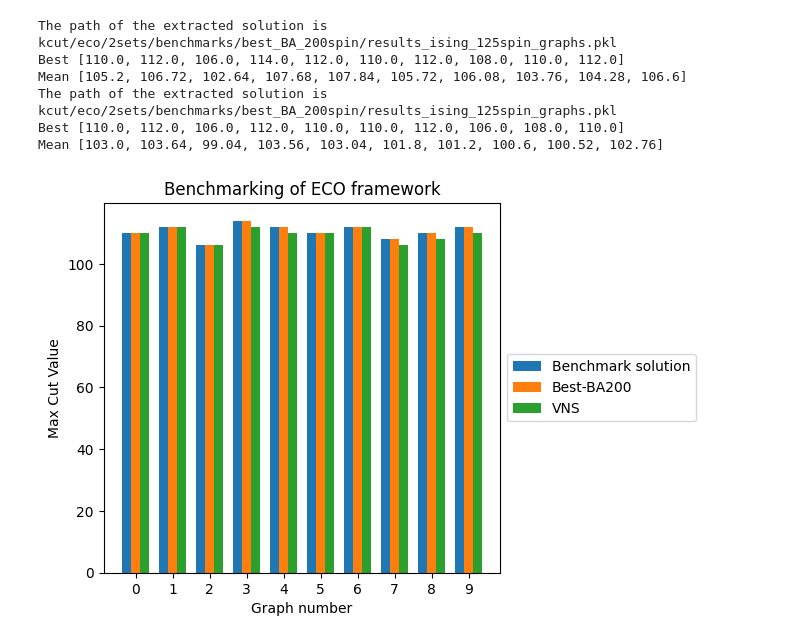
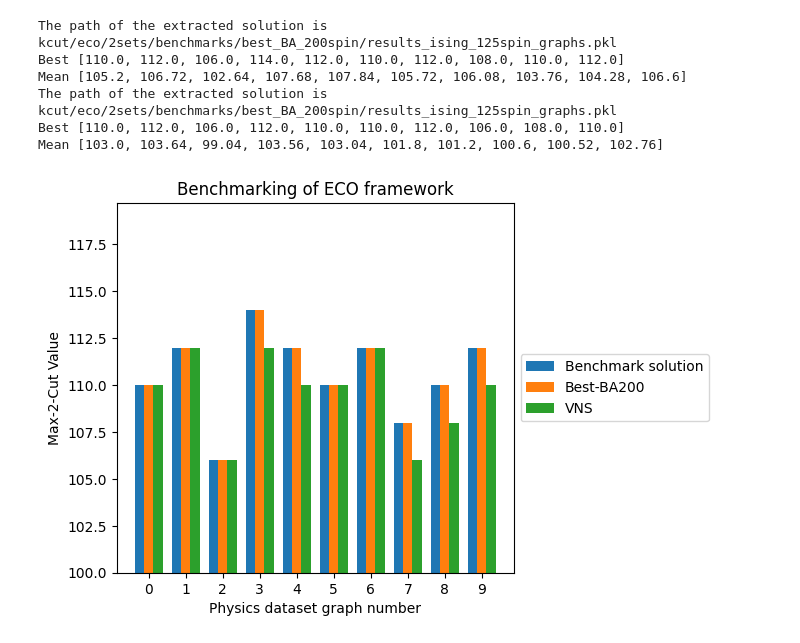
Before and after one commit to Gatorino/eco-dqn, a Jupyter notebook: plots.ipynb, the cells around one changed output. Saved outputs shown, nothing was run; the diff lists cells and outputs as text; code cells hidden in the pictures.

Commit message:
Updates results in plots

```diff
--- a/plots.ipynb
+++ b/plots.ipynb
@@ -65,33 +65,35 @@ Mean [103.0, 103.64, 99.04, 103.56, 103.04, 101.8, 101.2, 100.6, 100.52, 102.76]
 # %%
 # Set up the plot
 fig, ax = plt.subplots()
 
 # Set the bar width
 width = 0.25
 
 # Set the x-axis ticks
 x = np.arange(10)
 
 # Plot the bars
 rects1 = ax.bar(x - width, optimal_solutions, width, label='Benchmark solution')
 rects3 = ax.bar(x , BA200, width, label='Best-BA200')
 rects4 = ax.bar(x + width, VNS, width, label='VNS')
 
 # Add some labels and a legend
-ax.set_xlabel('Graph number')
-ax.set_ylabel('Max Cut Value')
+ax.set_xlabel('Physics dataset graph number')
+ax.set_ylabel('Max-2-Cut Value')
 ax.set_title('Benchmarking of ECO framework')
 ax.set_xticks(x)
 box = ax.get_position()
 ax.set_position([box.x0, box.y0, box.width * 0.8, box.height])
+
+plt.ylim(bottom=100)
 
 # Put a legend to the right of the current axis
 ax.legend(loc='center left', bbox_to_anchor=(1, 0.5))
 
 # Show the plot
 plt.show()
 # %% [output]
-[figure, old version]
+[figure, new version]
 # %%
 import numpy as np
 import seaborn as sns
```
Also changed, not shown: parts of 10 cells of this notebook.
